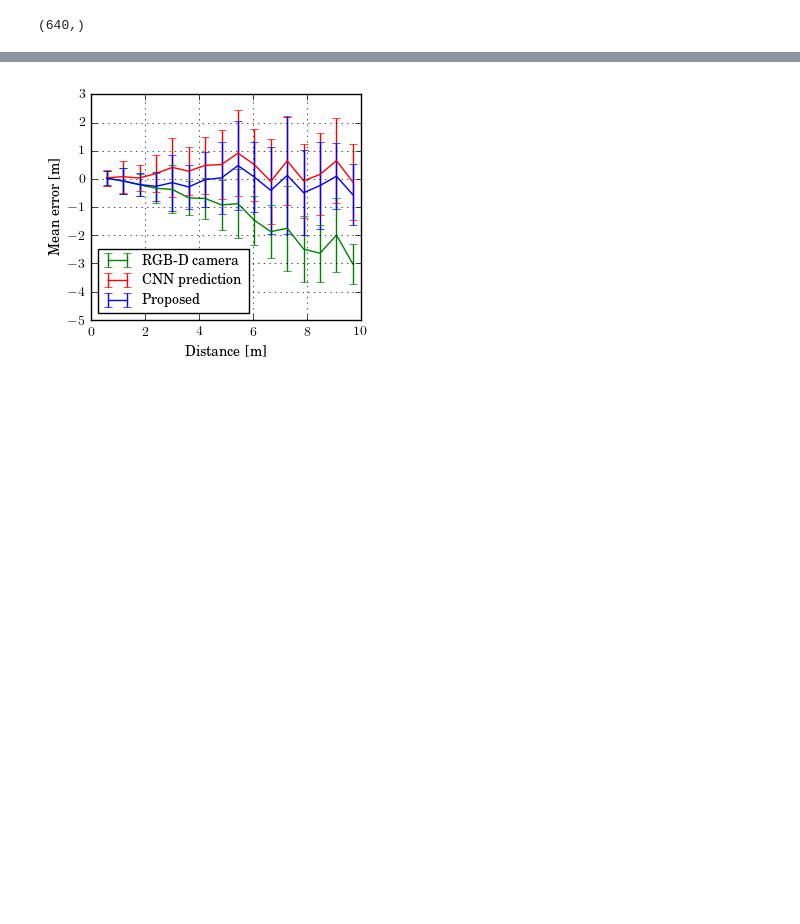
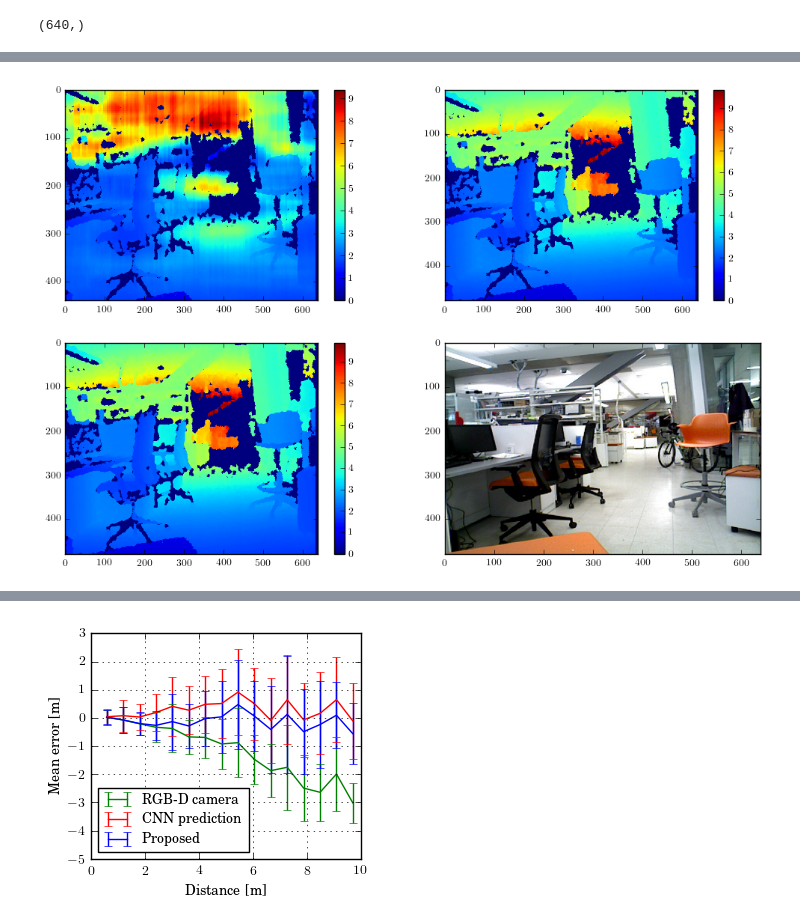
Before and after one commit to ku-ya/deep_learning, a Jupyter notebook: Deep_depth.ipynb, the cells around one changed output, grey strips where cells are left out. Saved outputs shown, nothing was run; the diff lists cells and outputs as text; code cells hidden in the pictures; blank space fills up the shorter version.

```diff
--- a/Deep_depth.ipynb
+++ b/Deep_depth.ipynb
@@ -309,0 +404,6 @@ def resample_data(data, num):
+# %%
+N = 10
+
+I_p = np.zeros((480-40,121))
+for i in range(480-40):
+    I_p[i,:] = loaded_model.predict([rgb_in[:,i:i+40,:,:], depth_in2[:,i:i+40,:,:]])
@@ -309,0 +414,24 @@ def resample_data(data, num):
+# %%
+from scipy import ndimage
+from scipy.misc import imresize
+I_p_rs = imresize(I_p,(440,640),interp='nearest')
+I_p_rs = I_p_rs/256.*I_p.max()
+I_p_bi = np.zeros(I_p_rs.shape)
+for i in range(440):
+        I_p_bi[i,:] = bayes_update(depth_in[i+20,:],I_p_rs[i,:])
+# %%
+# from matplotlib.colors import BoundaryNorm
+# cmap = plt.get_cmap('PiYG')
+# norm = BoundaryNorm(levels, ncolors=cmap.N, clip=True)
+
+f, axarray = plt.subplots(2, 2,figsize=(12,8))
+prop = axarray[0,0].imshow(I_p_bi, cmap='jet',aspect='auto' )
+f.colorbar(prop,ax=axarray[0,0])
+filt = axarray[0,1].imshow(depth_in_f, cmap='jet',aspect='auto' )
+f.colorbar(filt,ax=axarray[0,1])
+orig = axarray[1,0].imshow(depth_in, cmap='jet',aspect='auto')
+f.colorbar(orig,ax=axarray[1,0])
+diff = axarray[1,1].imshow(rgb_in_p,aspect='auto')
+plt.show()
+# %% [output]
+[figure, added]
```
Also changed, not shown: parts of 14 cells of this notebook.
